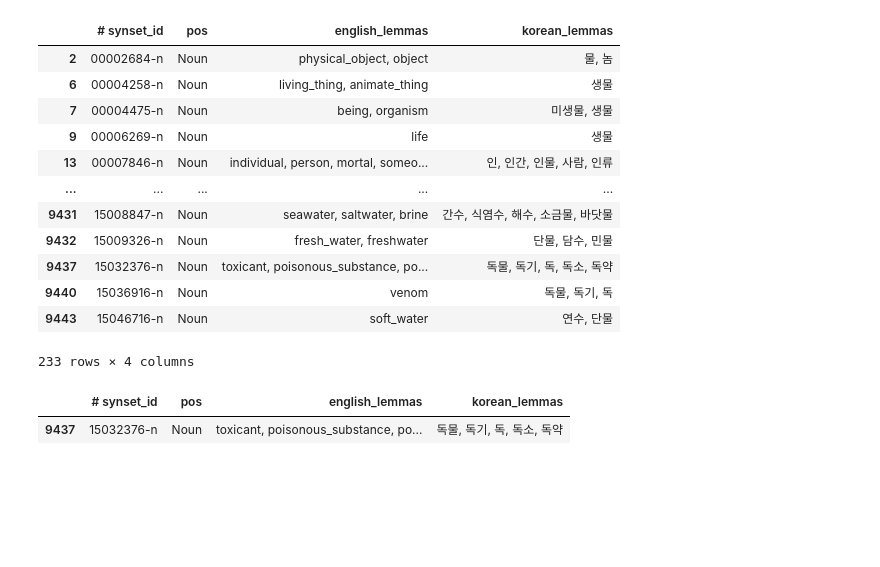
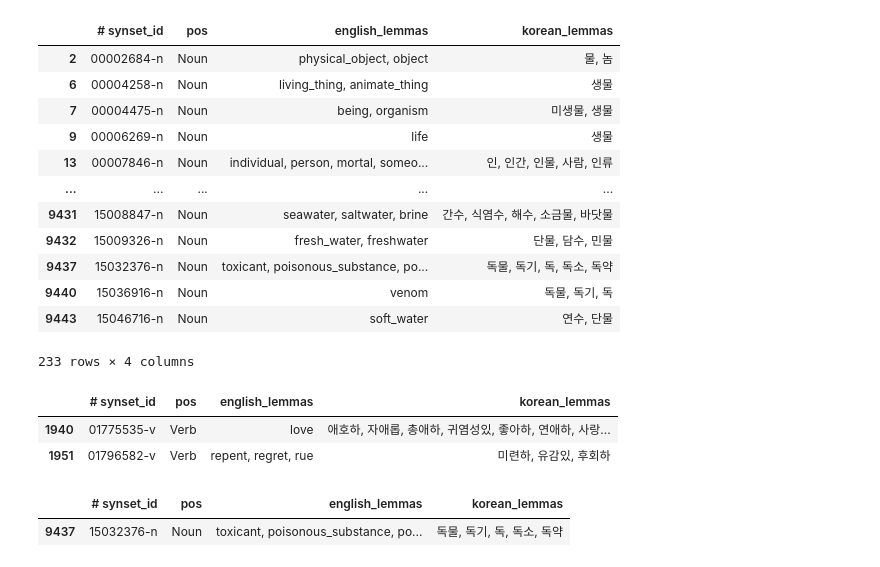
Before and after one commit to samlet/stack, a Jupyter notebook: notebook/procs-ko-kwn.ipynb, the cells around one changed output. Cells and saved outputs as stored; diff of their text form; code cells hidden in the pictures; blank space fills up the shorter version.

```diff
--- a/notebook/procs-ko-kwn.ipynb
+++ b/notebook/procs-ko-kwn.ipynb
@@ -26,6 +26,12 @@ df[df['korean_lemmas'].str.contains('물')]
 | 9440 | 15036916-n | Noun | venom | 독물, 독기, 독 |
 | 9443 | 15046716-n | Noun | soft_water | 연수, 단물 |
 233 rows × 4 columns
+# %%
+df[df['korean_lemmas'].str.contains('있')]
+# %% [output]
+|  | # synset_id | pos | english_lemmas | korean_lemmas |
+| 1940 | 01775535-v | Verb | love | 애호하, 자애롭, 총애하, 귀염성있, 좋아하, 연애하, 사랑... |
+| 1951 | 01796582-v | Verb | repent, regret, rue | 미련하, 유감있, 후회하 |
 # %%
 df[df['# synset_id'].str.match('15032376-n')]
 # %% [output]
```
Also changed, not shown: 6 other files.
